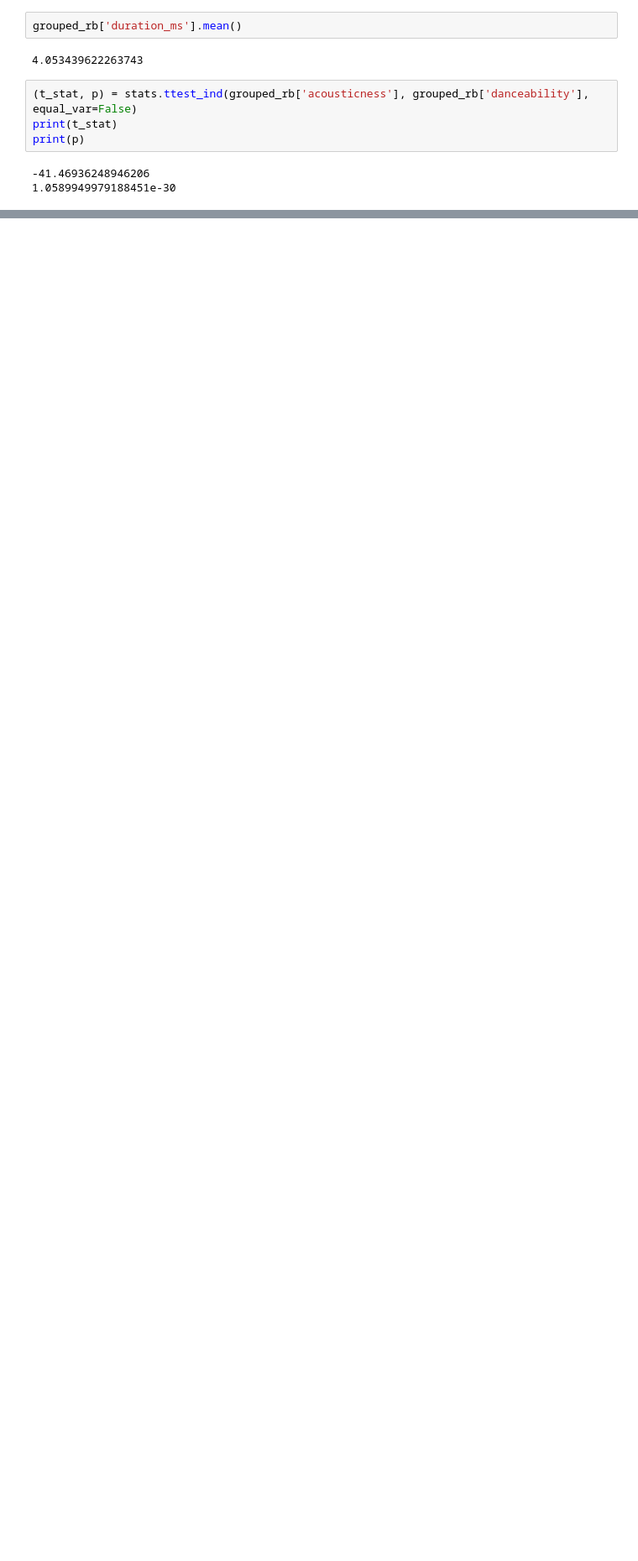
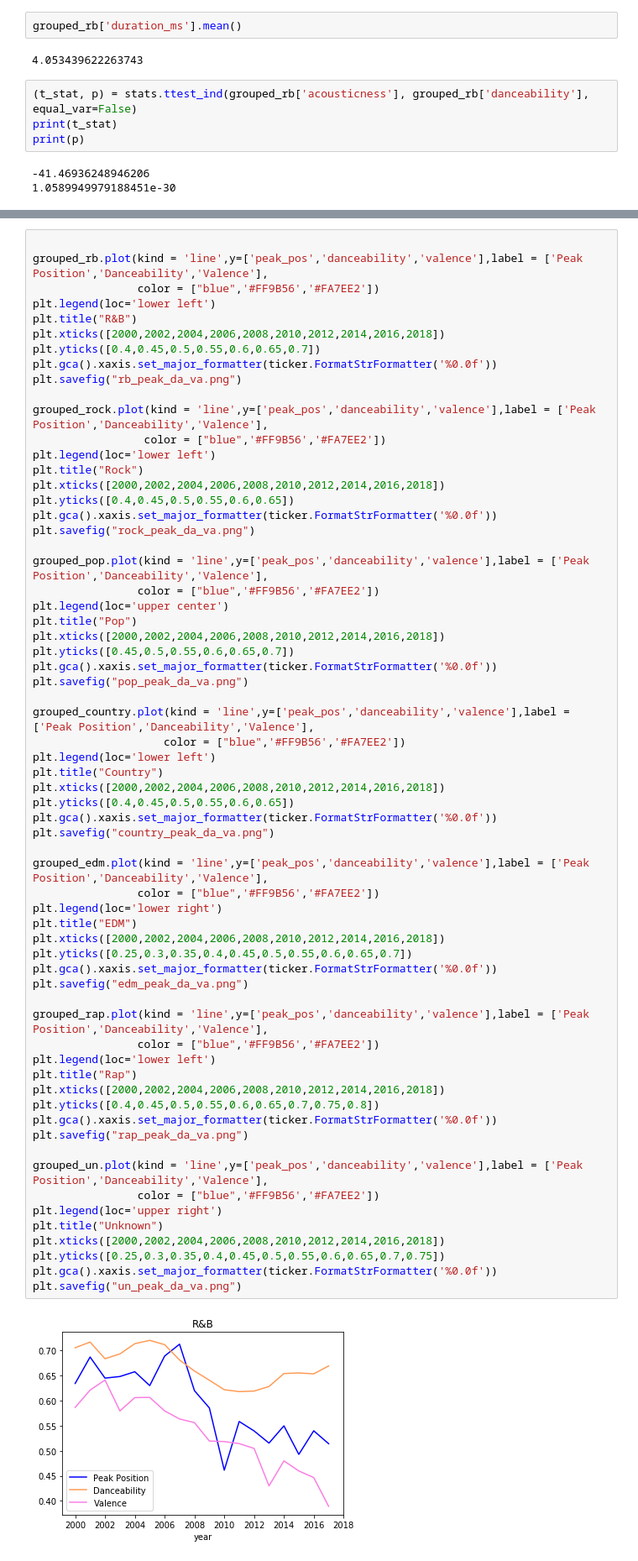
Before and after one commit to c-l-nguyen/hayleys-cosmic-songs, a Jupyter notebook: code/Spotify_Decade.ipynb, the cells around one changed output, grey strips where cells are left out. Shown at 84% size. Saved outputs shown, nothing was run; the diff lists cells and outputs as text; blank space fills up the shorter version.

```diff
--- a/code/Spotify_Decade.ipynb
+++ b/code/Spotify_Decade.ipynb
@@ -334,0 +203,66 @@ Text(0.5,1,'R&B')
+# %%
+
+grouped_rb.plot(kind = 'line',y=['peak_pos','danceability','valence'],label = ['Peak Position','Danceability','Valence'],
+                color = ["blue",'#FF9B56','#FA7EE2'])
+plt.legend(loc='lower left')
+plt.title("R&B")
+plt.xticks([2000,2002,2004,2006,2008,2010,2012,2014,2016,2018])
+plt.yticks([0.4,0.45,0.5,0.55,0.6,0.65,0.7])
+plt.gca().xaxis.set_major_formatter(ticker.FormatStrFormatter('%0.0f'))
+plt.savefig("rb_peak_da_va.png")
+
+grouped_rock.plot(kind = 'line',y=['peak_pos','danceability','valence'],label = ['Peak Position','Danceability','Valence'],
+                 color = ["blue",'#FF9B56','#FA7EE2'])
+plt.legend(loc='lower left')
+plt.title("Rock")
+plt.xticks([2000,2002,2004,2006,2008,2010,2012,2014,2016,2018])
+plt.yticks([0.4,0.45,0.5,0.55,0.6,0.65])
+plt.gca().xaxis.set_major_formatter(ticker.FormatStrFormatter('%0.0f'))
+plt.savefig("rock_peak_da_va.png")
+
+grouped_pop.plot(kind = 'line',y=['peak_pos','danceability','valence'],label = ['Peak Position','Danceability','Valence'],
+                color = ["blue",'#FF9B56','#FA7EE2'])
+plt.legend(loc='upper center')
+plt.title("Pop")
+plt.xticks([2000,2002,2004,2006,2008,2010,2012,2014,2016,2018])
+plt.yticks([0.45,0.5,0.55,0.6,0.65,0.7])
+plt.gca().xaxis.set_major_formatter(ticker.FormatStrFormatter('%0.0f'))
+plt.savefig("pop_peak_da_va.png")
+
+grouped_country.plot(kind = 'line',y=['peak_pos','danceability','valence'],label = ['Peak Position','Danceability','Valence'],
+                    color = ["blue",'#FF9B56','#FA7EE2'])
+plt.legend(loc='lower left')
+plt.title("Country")
+plt.xticks([2000,2002,2004,2006,2008,2010,2012,2014,2016,2018])
+plt.yticks([0.4,0.45,0.5,0.55,0.6,0.65])
+plt.gca().xaxis.set_major_formatter(ticker.FormatStrFormatter('%0.0f'))
+plt.savefig("country_peak_da_va.png")
+
+grouped_edm.plot(kind = 'line',y=['peak_pos','danceability','valence'],label = ['Peak Position','Danceability','Valence'],
+                color = ["blue",'#FF9B56','#FA7EE2'])
+plt.legend(loc='lower right')
+plt.title("EDM")
+plt.xticks([2000,2002,2004,2006,2008,2010,2012,2014,2016,2018])
+plt.yticks([0.25,0.3,0.35,0.4,0.45,0.5,0.55,0.6,0.65,0.7])
+plt.gca().xaxis.set_major_formatter(ticker.FormatStrFormatter('%0.0f'))
+plt.savefig("edm_peak_da_va.png")
+
+grouped_rap.plot(kind = 'line',y=['peak_pos','danceability','valence'],label = ['Peak Position','Danceability','Valence'],
+                color = ["blue",'#FF9B56','#FA7EE2'])
+plt.legend(loc='lower left')
+plt.title("Rap")
+plt.xticks([2000,2002,2004,2006,2008,2010,2012,2014,2016,2018])
+plt.yticks([0.4,0.45,0.5,0.55,0.6,0.65,0.7,0.75,0.8])
+plt.gca().xaxis.set_major_formatter(ticker.FormatStrFormatter('%0.0f'))
+plt.savefig("rap_peak_da_va.png")
+
+grouped_un.plot(kind = 'line',y=['peak_pos','danceability','valence'],label = ['Peak Position','Danceability','Valence'],
+                color = ["blue",'#FF9B56','#FA7EE2'])
+plt.legend(loc='upper right')
+plt.title("Unknown")
+plt.xticks([2000,2002,2004,2006,2008,2010,2012,2014,2016,2018])
+plt.yticks([0.25,0.3,0.35,0.4,0.45,0.5,0.55,0.6,0.65,0.7,0.75])
+plt.gca().xaxis.set_major_formatter(ticker.FormatStrFormatter('%0.0f'))
+plt.savefig("un_peak_da_va.png")
+# %% [output]
+[figure, added]
```
Also changed, not shown: parts of 18 cells of this notebook, 15 other files.
